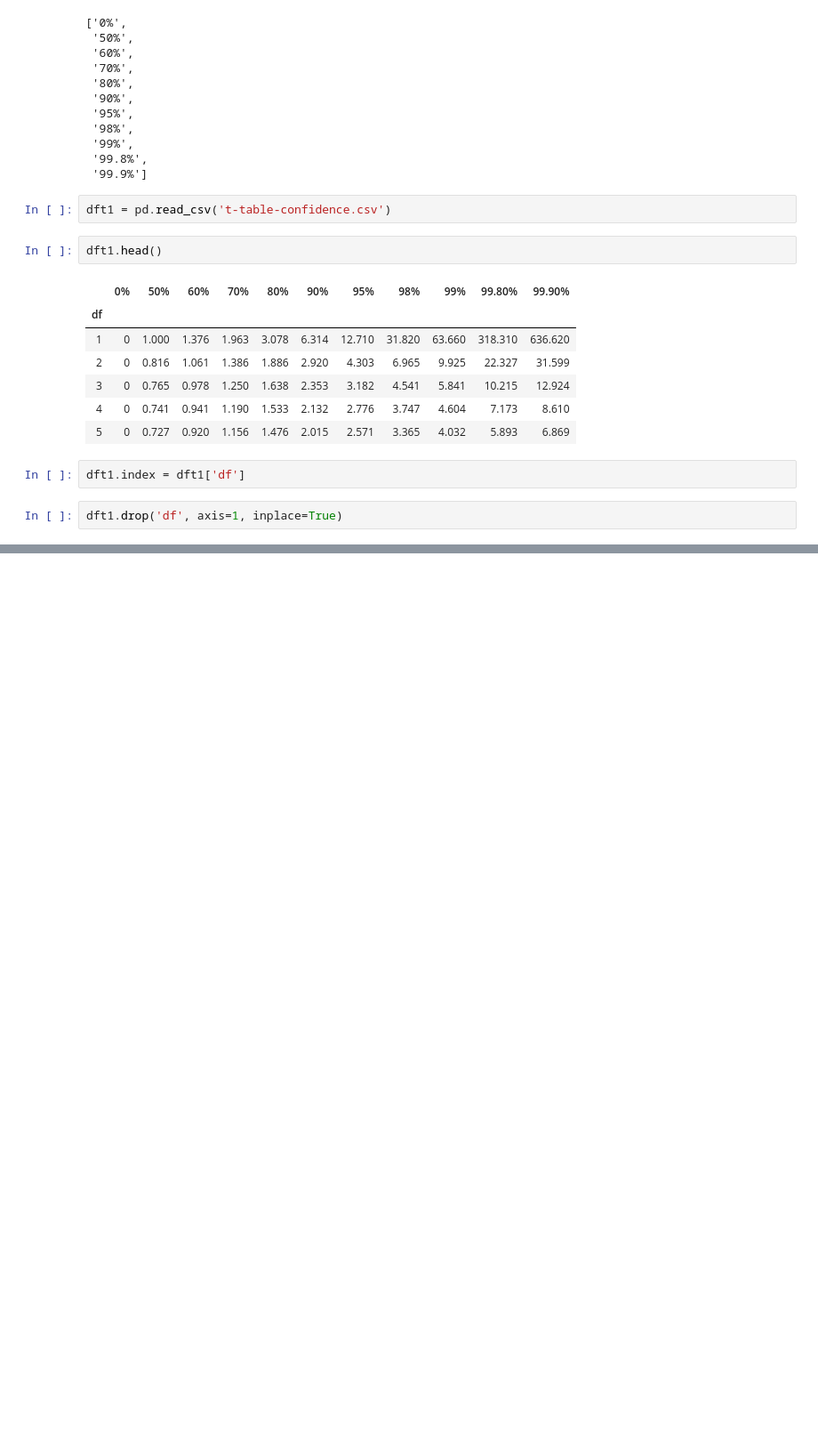
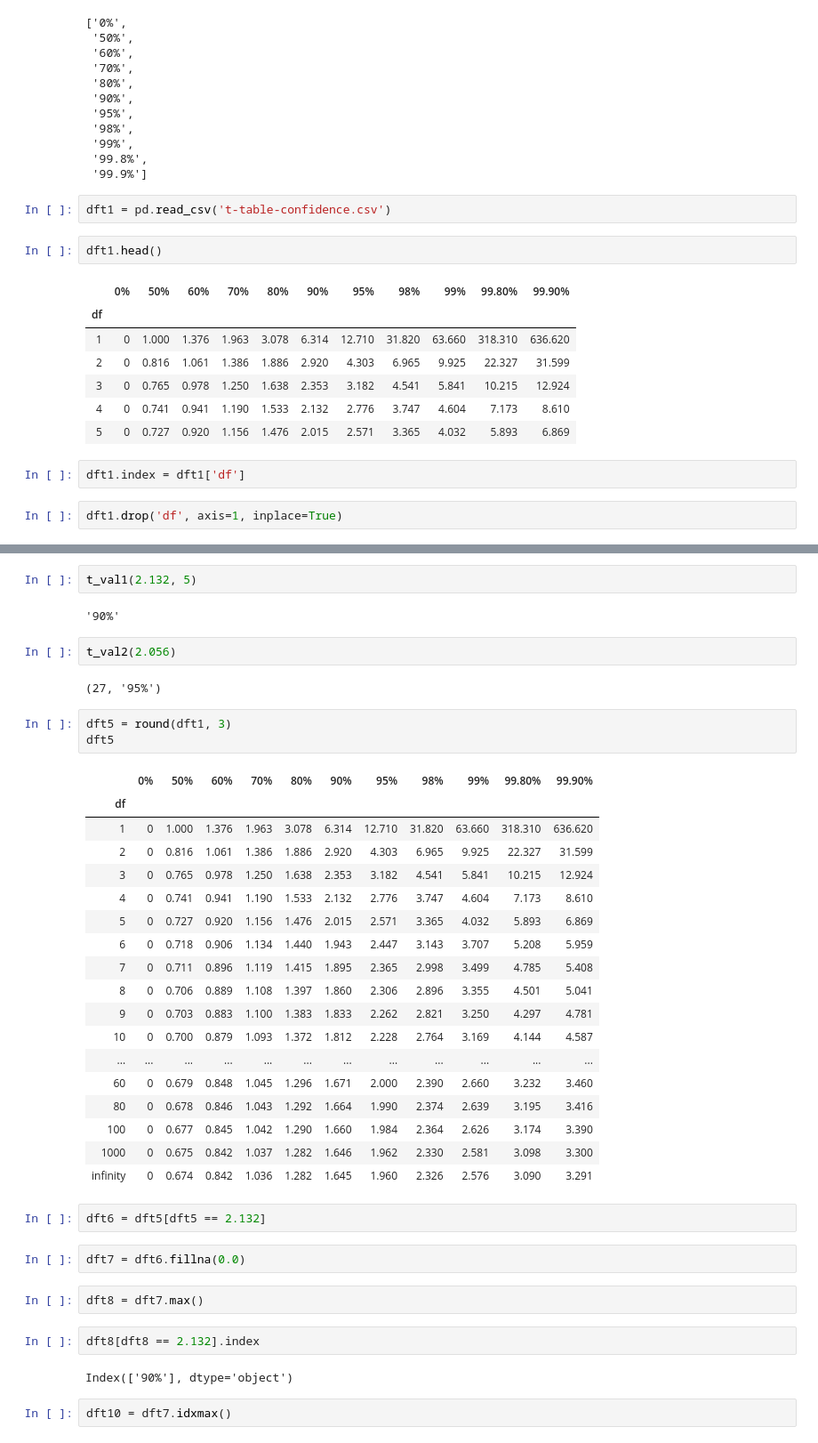
Before and after one commit to amitsanger3/frequency_distribution, a Jupyter notebook: stat2.ipynb, the cells around one changed output, grey strips where cells are left out. Shown at 89% size. Saved outputs shown, nothing was run; the diff lists cells and outputs as text; blank space fills up the shorter version.

```diff
--- a/stat2.ipynb
+++ b/stat2.ipynb
@@ -658,0 +845,42 @@ dft1.drop('df', axis=1, inplace=True)
+# %%
+t_val1(2.132, 5)
+# %% [output]
+'90%'
+# %%
+t_val2(2.056)
+# %% [output]
+(27, '95%')
+# %%
+dft5 = round(dft1, 3)
+dft5
+# %% [output]
+|  | 0% | 50% | 60% | 70% | 80% | 90% | 95% | 98% | 99% | 99.80% | 99.90% |
+| df |  |  |  |  |  |  |  |  |  |  |  |
+| 1 | 0 | 1.000 | 1.376 | 1.963 | 3.078 | 6.314 | 12.710 | 31.820 | 63.660 | 318.310 | 636.620 |
+| 2 | 0 | 0.816 | 1.061 | 1.386 | 1.886 | 2.920 | 4.303 | 6.965 | 9.925 | 22.327 | 31.599 |
+| 3 | 0 | 0.765 | 0.978 | 1.250 | 1.638 | 2.353 | 3.182 | 4.541 | 5.841 | 10.215 | 12.924 |
+| 4 | 0 | 0.741 | 0.941 | 1.190 | 1.533 | 2.132 | 2.776 | 3.747 | 4.604 | 7.173 | 8.610 |
+| 5 | 0 | 0.727 | 0.920 | 1.156 | 1.476 | 2.015 | 2.571 | 3.365 | 4.032 | 5.893 | 6.869 |
+| 6 | 0 | 0.718 | 0.906 | 1.134 | 1.440 | 1.943 | 2.447 | 3.143 | 3.707 | 5.208 | 5.959 |
+| 7 | 0 | 0.711 | 0.896 | 1.119 | 1.415 | 1.895 | 2.365 | 2.998 | 3.499 | 4.785 | 5.408 |
+| 8 | 0 | 0.706 | 0.889 | 1.108 | 1.397 | 1.860 | 2.306 | 2.896 | 3.355 | 4.501 | 5.041 |
+| 9 | 0 | 0.703 | 0.883 | 1.100 | 1.383 | 1.833 | 2.262 | 2.821 | 3.250 | 4.297 | 4.781 |
+| 10 | 0 | 0.700 | 0.879 | 1.093 | 1.372 | 1.812 | 2.228 | 2.764 | 3.169 | 4.144 | 4.587 |
+| ... | ... | ... | ... | ... | ... | ... | ... | ... | ... | ... | ... |
+| 60 | 0 | 0.679 | 0.848 | 1.045 | 1.296 | 1.671 | 2.000 | 2.390 | 2.660 | 3.232 | 3.460 |
+| 80 | 0 | 0.678 | 0.846 | 1.043 | 1.292 | 1.664 | 1.990 | 2.374 | 2.639 | 3.195 | 3.416 |
+| 100 | 0 | 0.677 | 0.845 | 1.042 | 1.290 | 1.660 | 1.984 | 2.364 | 2.626 | 3.174 | 3.390 |
+| 1000 | 0 | 0.675 | 0.842 | 1.037 | 1.282 | 1.646 | 1.962 | 2.330 | 2.581 | 3.098 | 3.300 |
+| infinity | 0 | 0.674 | 0.842 | 1.036 | 1.282 | 1.645 | 1.960 | 2.326 | 2.576 | 3.090 | 3.291 |
+# %%
+dft6 = dft5[dft5 == 2.132]
+# %%
+dft7 = dft6.fillna(0.0)
+# %%
+dft8 = dft7.max()
+# %%
+dft8[dft8 == 2.132].index
+# %% [output]
+Index(['90%'], dtype='object')
+# %%
+dft10 = dft7.idxmax()
```
Also changed, not shown: parts of 25 cells of this notebook, 7 other files.
